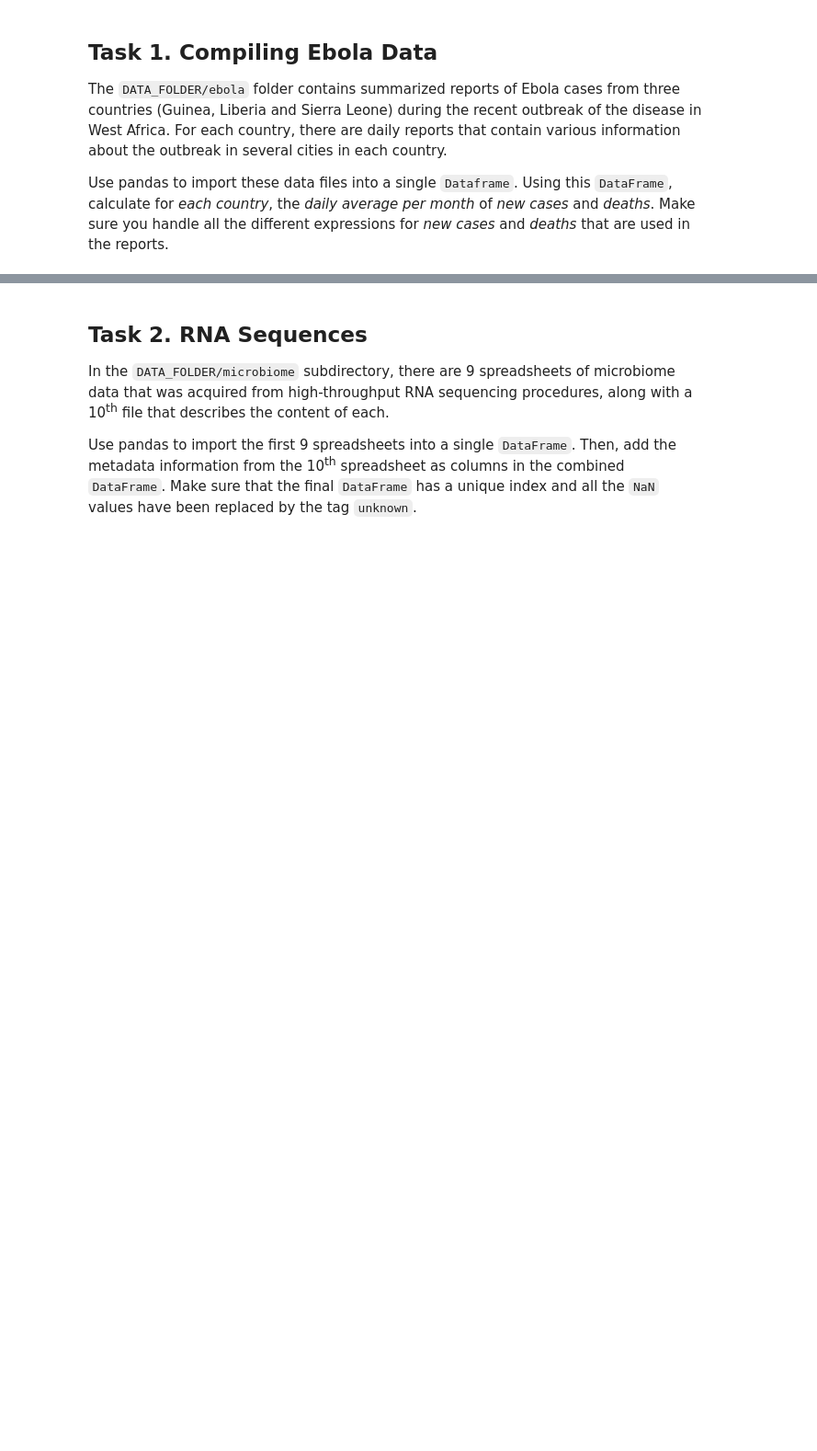
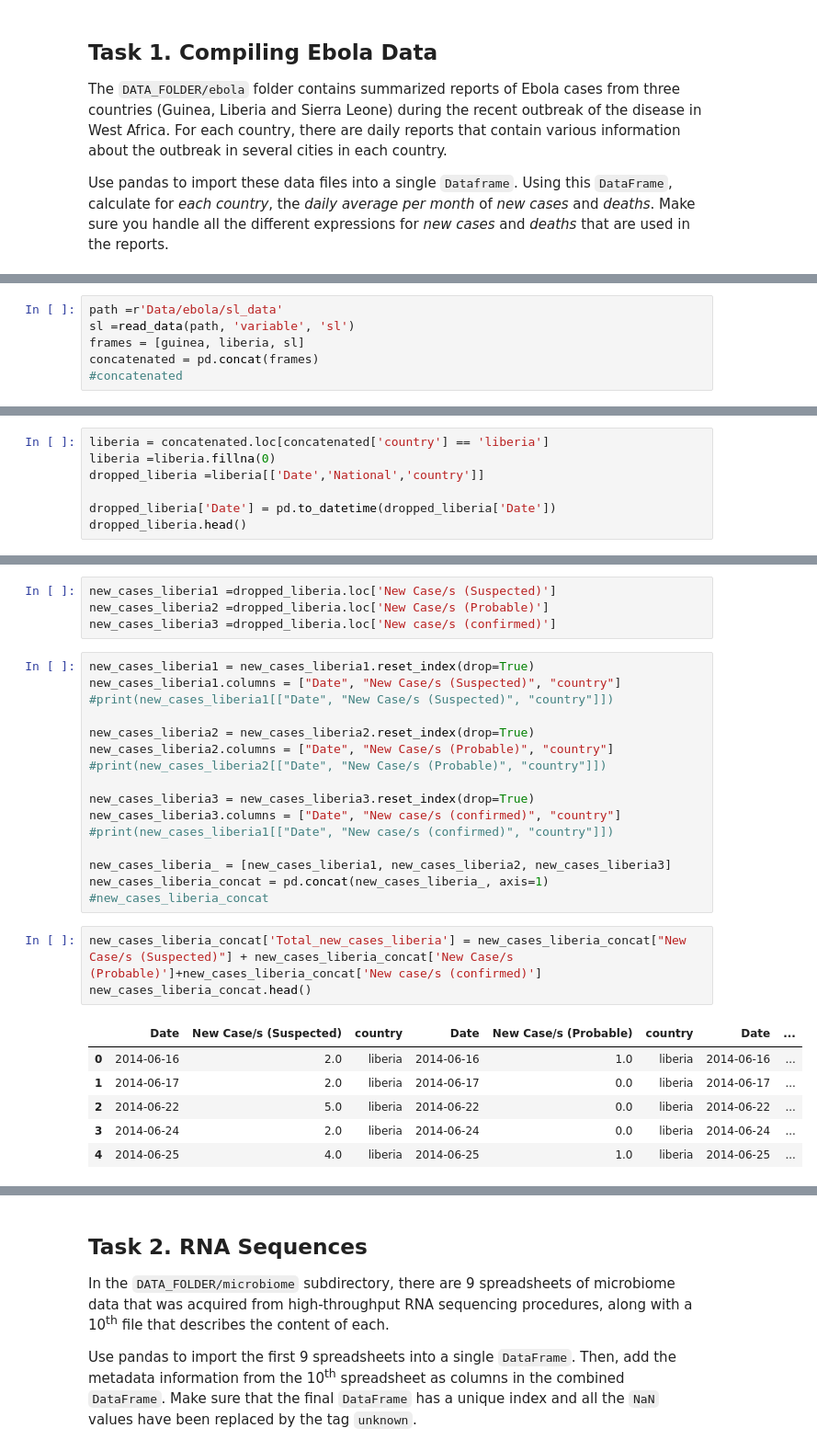
Before and after one commit to jshwl/epfl-ada, a Jupyter notebook: Homework 1.ipynb, the cells around one changed output, grey strips where cells are left out. Shown at 92% size. Drawn from its saved outputs; the diff is of its cells as text; blank space fills up the shorter version.

```diff
--- a/Homework 1.ipynb
+++ b/Homework 1.ipynb
@@ -57,0 +42,6 @@ Total samples tested                                NaN      NaN   2832   NaN
+# %%
+path =r'Data/ebola/sl_data'
+sl =read_data(path, 'variable', 'sl')
+frames = [guinea, liberia, sl]
+concatenated = pd.concat(frames)
+#concatenated
@@ -57,0 +150,7 @@ Total samples tested                                NaN      NaN   2832   NaN
+# %%
+liberia = concatenated.loc[concatenated['country'] == 'liberia']
+liberia =liberia.fillna(0)
+dropped_liberia =liberia[['Date','National','country']]
+
+dropped_liberia['Date'] = pd.to_datetime(dropped_liberia['Date'])
+dropped_liberia.head()
@@ -57,0 +231,30 @@ Total samples tested                                NaN      NaN   2832   NaN
+# %%
+new_cases_liberia1 =dropped_liberia.loc['New Case/s (Suspected)']
+new_cases_liberia2 =dropped_liberia.loc['New Case/s (Probable)']
+new_cases_liberia3 =dropped_liberia.loc['New case/s (confirmed)']
+# %%
+new_cases_liberia1 = new_cases_liberia1.reset_index(drop=True)
+new_cases_liberia1.columns = ["Date", "New Case/s (Suspected)", "country"]
+#print(new_cases_liberia1[["Date", "New Case/s (Suspected)", "country"]])
+
+new_cases_liberia2 = new_cases_liberia2.reset_index(drop=True)
+new_cases_liberia2.columns = ["Date", "New Case/s (Probable)", "country"]
+#print(new_cases_liberia2[["Date", "New Case/s (Probable)", "country"]])
+
+new_cases_liberia3 = new_cases_liberia3.reset_index(drop=True)
+new_cases_liberia3.columns = ["Date", "New case/s (confirmed)", "country"]
+#print(new_cases_liberia1[["Date", "New case/s (confirmed)", "country"]])
+
+new_cases_liberia_ = [new_cases_liberia1, new_cases_liberia2, new_cases_liberia3]
+new_cases_liberia_concat = pd.concat(new_cases_liberia_, axis=1)
+#new_cases_liberia_concat
+# %%
+new_cases_liberia_concat['Total_new_cases_liberia'] = new_cases_liberia_concat["New Case/s (Suspected)"] + new_cases_liberia_concat['New Case/s (Probable)']+new_cases_liberia_concat['New case/s (confirmed)']
+new_cases_liberia_concat.head()
+# %% [output]
+|  | Date | New Case/s (Suspected) | country | Date | New Case/s (Probable) | country | Date | ... |
+| 0 | 2014-06-16 | 2.0 | liberia | 2014-06-16 | 1.0 | liberia | 2014-06-16 | ... |
+| 1 | 2014-06-17 | 2.0 | liberia | 2014-06-17 | 0.0 | liberia | 2014-06-17 | ... |
+| 2 | 2014-06-22 | 5.0 | liberia | 2014-06-22 | 0.0 | liberia | 2014-06-22 | ... |
+| 3 | 2014-06-24 | 2.0 | liberia | 2014-06-24 | 0.0 | liberia | 2014-06-24 | ... |
+| 4 | 2014-06-25 | 4.0 | liberia | 2014-06-25 | 1.0 | liberia | 2014-06-25 | ... |
```
Also changed, not shown: parts of 63 cells of this notebook.
